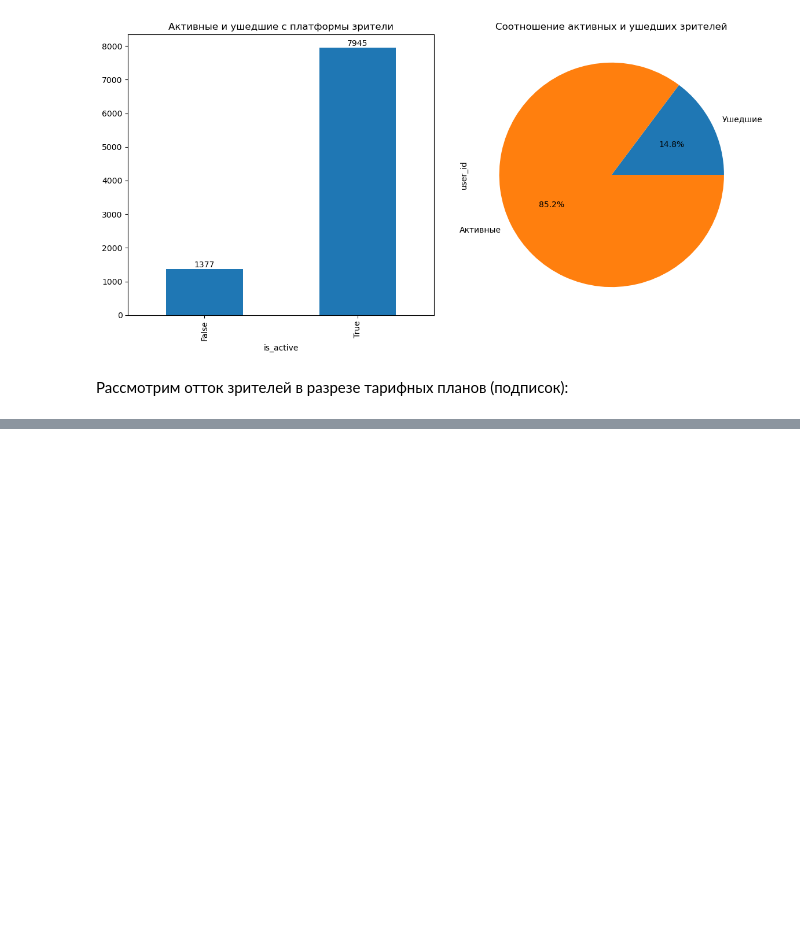
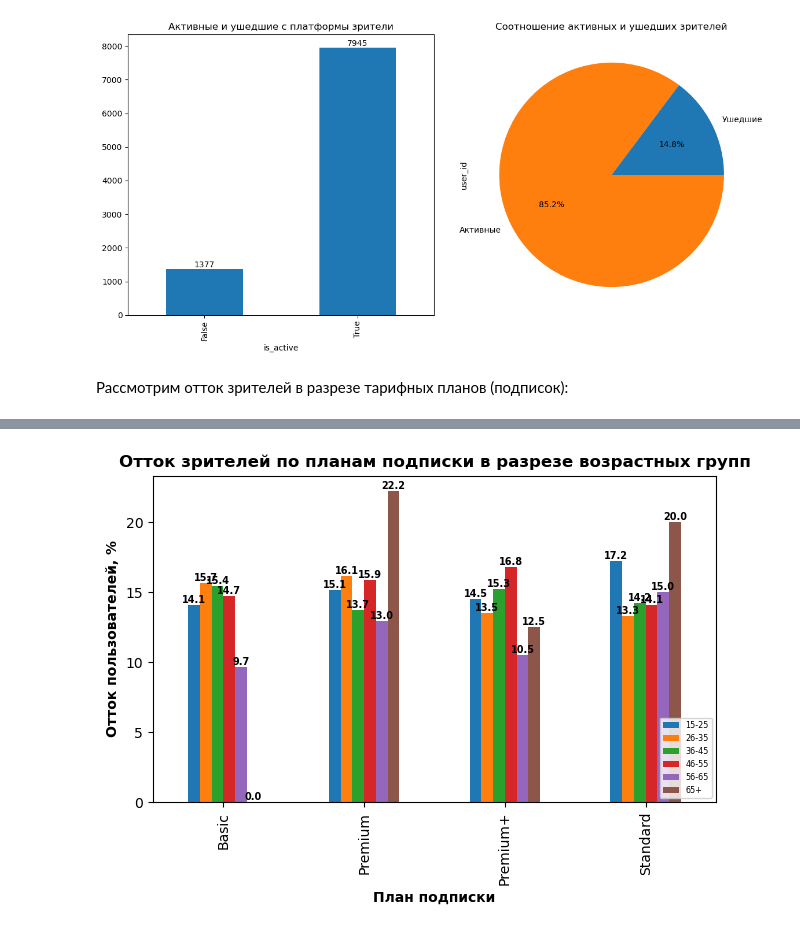
Before and after one commit to rouch314/netflix-users-behavior-analysis, a Jupyter notebook: netflix-analysis.ipynb, the cells around one changed output, grey strips where cells are left out. Drawn from its saved outputs; the diff is of its cells as text; code cells hidden in the pictures; blank space fills up the shorter version.

```diff
--- a/netflix-analysis.ipynb
+++ b/netflix-analysis.ipynb
@@ -882,0 +909,15 @@ plt.show()
+# %%
+churn_by_sub_age = df.groupby(['subscription_plan', 'age_group'], observed= True)['is_active'].apply(lambda x: (1 - x.mean()) * 100)
+
+plot = churn_by_sub_age.unstack().plot(kind='bar')
+for i in plot.containers:
+    plot.bar_label(i, fmt='%.1f', fontsize=7, fontweight='bold')
+
+plt.xlabel('План подписки', fontweight='bold')
+plt.ylabel('Отток пользователей, %', fontweight='bold')
+plt.title('Отток зрителей по планам подписки в разрезе возрастных групп', fontweight='bold')
+plt.tight_layout()
+plt.legend(loc='lower right', fontsize='xx-small')
+plt.show()
+# %% [output]
+[figure, added]
```
Also changed, not shown: parts of 8 cells of this notebook.
